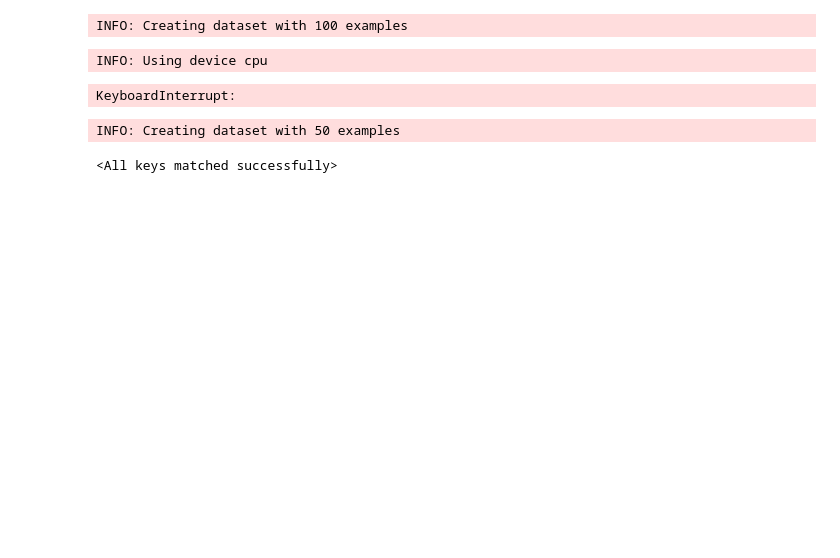
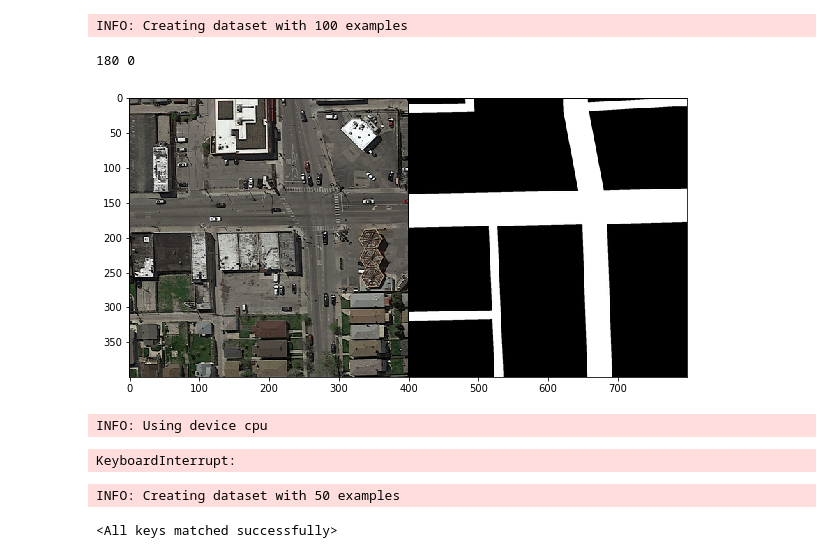
Before and after one commit to ehoelzl/ML_course, a Jupyter notebook: projects/project2/project_road_segmentation/torch_unet/Torch.ipynb, the cells around one changed output. Cells and saved outputs as stored; diff of their text form; code cells hidden in the pictures; blank space fills up the shorter version.

Commit message:
Add data augmentation

```diff
--- a/projects/project2/project_road_segmentation/torch_unet/Torch.ipynb
+++ b/projects/project2/project_road_segmentation/torch_unet/Torch.ipynb
@@ -35,7 +35,7 @@ lr = 0.01
 img_scale = 1
 epochs = 3
 # %%
-dataset = TrainingSet(IMAGE_DIR, MASK_DIR, mask_treshold=MASK_THRESHOLD)
+dataset = TrainingSet(IMAGE_DIR, MASK_DIR, mask_treshold=MASK_THRESHOLD, augmentation=True)
 
 n_val = int(len(dataset) * val_percent)
 n_train = len(dataset) - n_val
@@ -44,6 +44,11 @@ train_loader = DataLoader(train, batch_size=batch_size, shuffle=True, num_worker
 val_loader = DataLoader(val, batch_size=batch_size, shuffle=False, num_workers=2, pin_memory=True)
 # %% [output]
 INFO: Creating dataset with 100 examples
+# %%
+dataset.show_image(1, augment=True)
+# %% [output]
+180 0
+[figure, added]
 # %%
 # Register device
 device = torch.device('cuda' if torch.cuda.is_available() else 'cpu')
```
Also changed, not shown: parts of 11 cells of this notebook, 4 other files.
